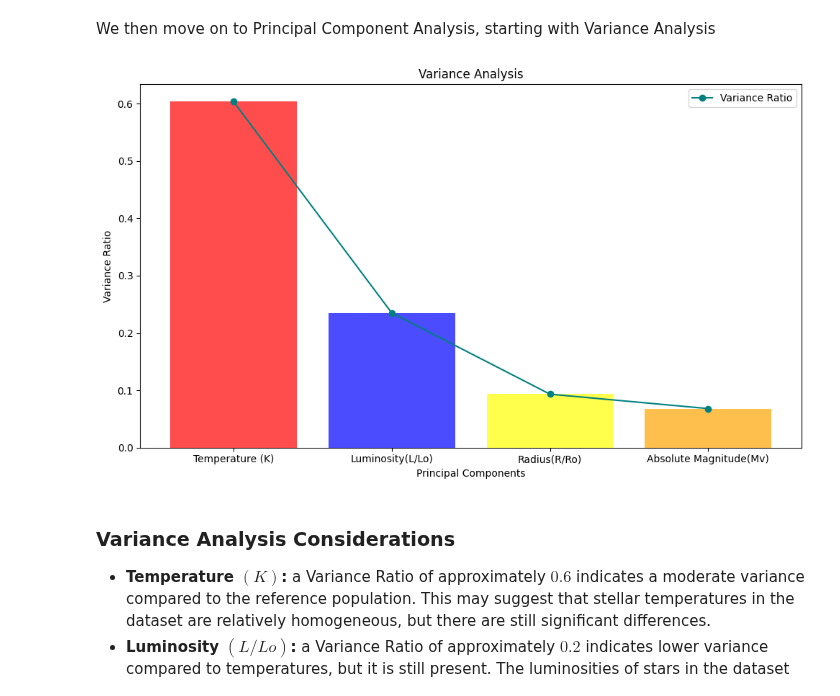
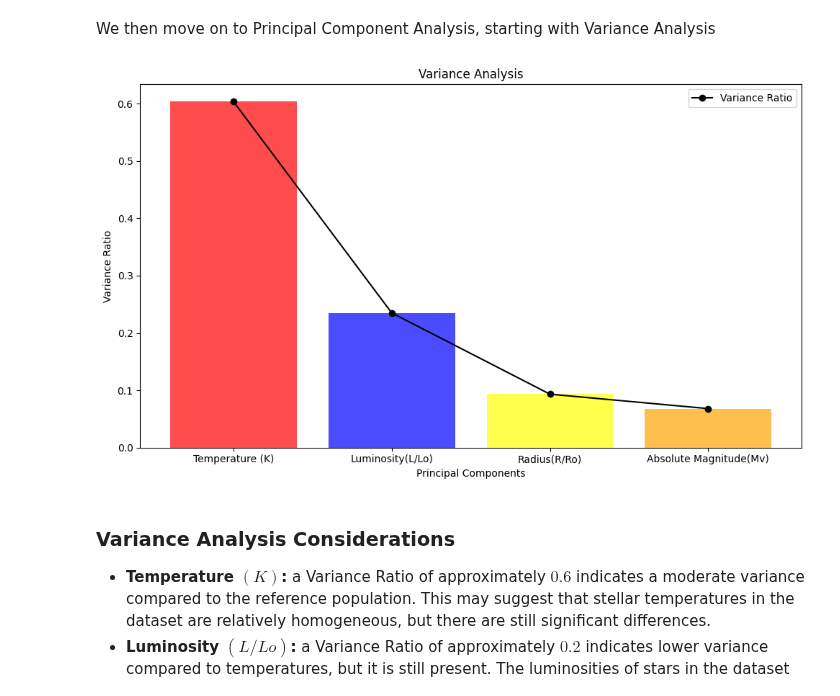
Before and after one commit to andreamoleri/StarryNight, a Jupyter notebook: Delivery/StarryNight.ipynb, the cells around one changed output. Drawn from its saved outputs; the diff is of its cells as text; code cells hidden in the pictures.

Commit message:
Changed Line Color

```diff
--- a/Delivery/StarryNight.ipynb
+++ b/Delivery/StarryNight.ipynb
@@ -192,35 +192,35 @@ attributes = list(df.columns[:4])
 # Standardizing the data using StandardScaler
 scaler = StandardScaler()
 scaled_data = scaler.fit_transform(df[attributes])
 
 # Applying Principal Component Analysis (PCA) on the scaled data
 pca = PCA().fit(scaled_data)
 
 # Define a list of colors for the bars
 colors = ['red', 'blue', 'yellow', 'orange']
 
 # Plotting the explained variance ratios for each principal component as bar chart
 fig, ax = plt.subplots(figsize=(10, 6))
 bars = ax.bar(attributes, pca.explained_variance_ratio_, color=colors, alpha=0.7)
 
 # Plotting a line connecting the peaks
-ax.plot(attributes, pca.explained_variance_ratio_, marker='o', color='teal', label='Variance Ratio')
+ax.plot(attributes, pca.explained_variance_ratio_, marker='o', color='black', label='Variance Ratio')
 
 # Adding labels and title to the plot
 plt.xlabel("Principal Components")
 plt.ylabel("Variance Ratio")
 plt.title("Variance Analysis")
 
 # Adding legend
 plt.legend()
 
 # Adjusting layout to avoid label overlapping
 plt.tight_layout()
 
 # Displaying the plot
 plt.show()
 # %% [output]
-[figure, old version]
+[figure, new version]
 # %% [markdown]
 ### Variance Analysis Considerations
 - **Temperature $(K)$:** a Variance Ratio of approximately $0.6$ indicates a moderate variance compared to the reference population. This may suggest that stellar temperatures in the dataset are relatively homogeneous, but there are still significant differences.
```
